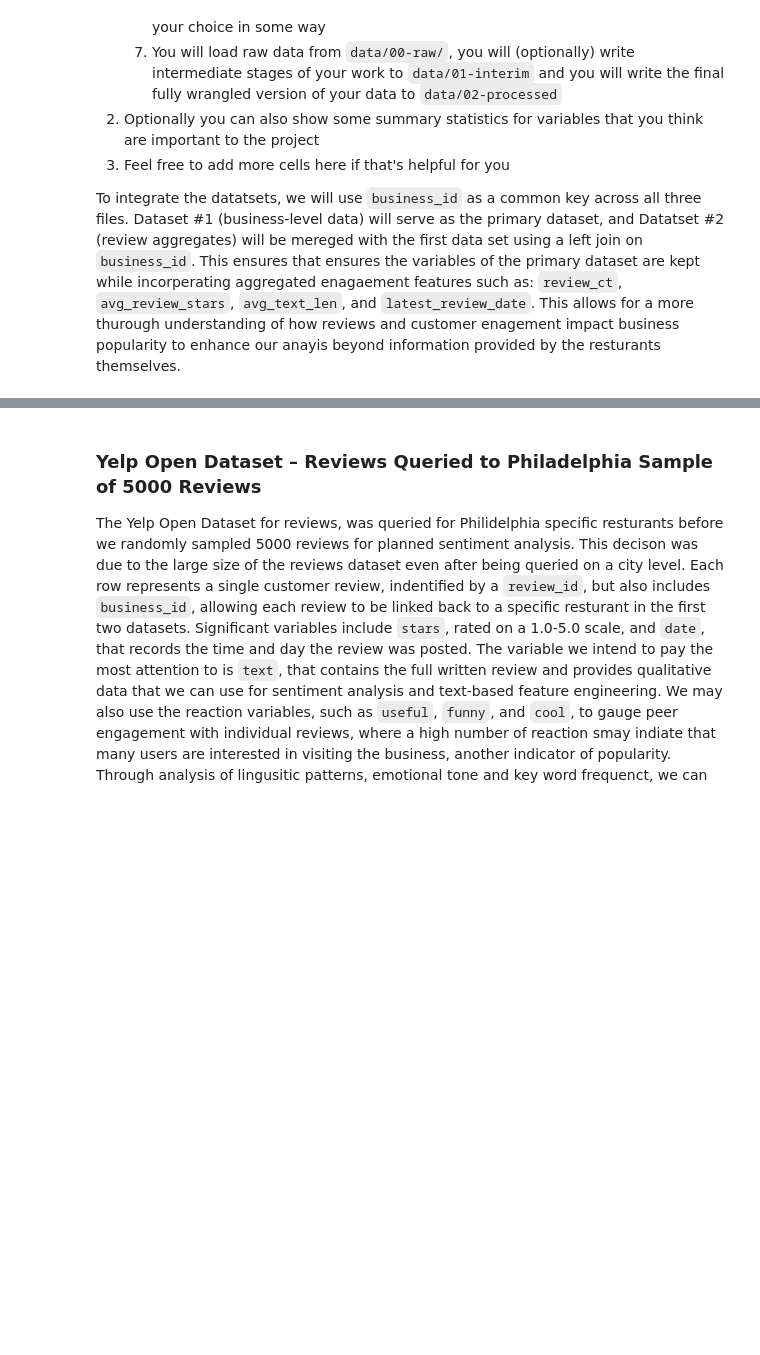
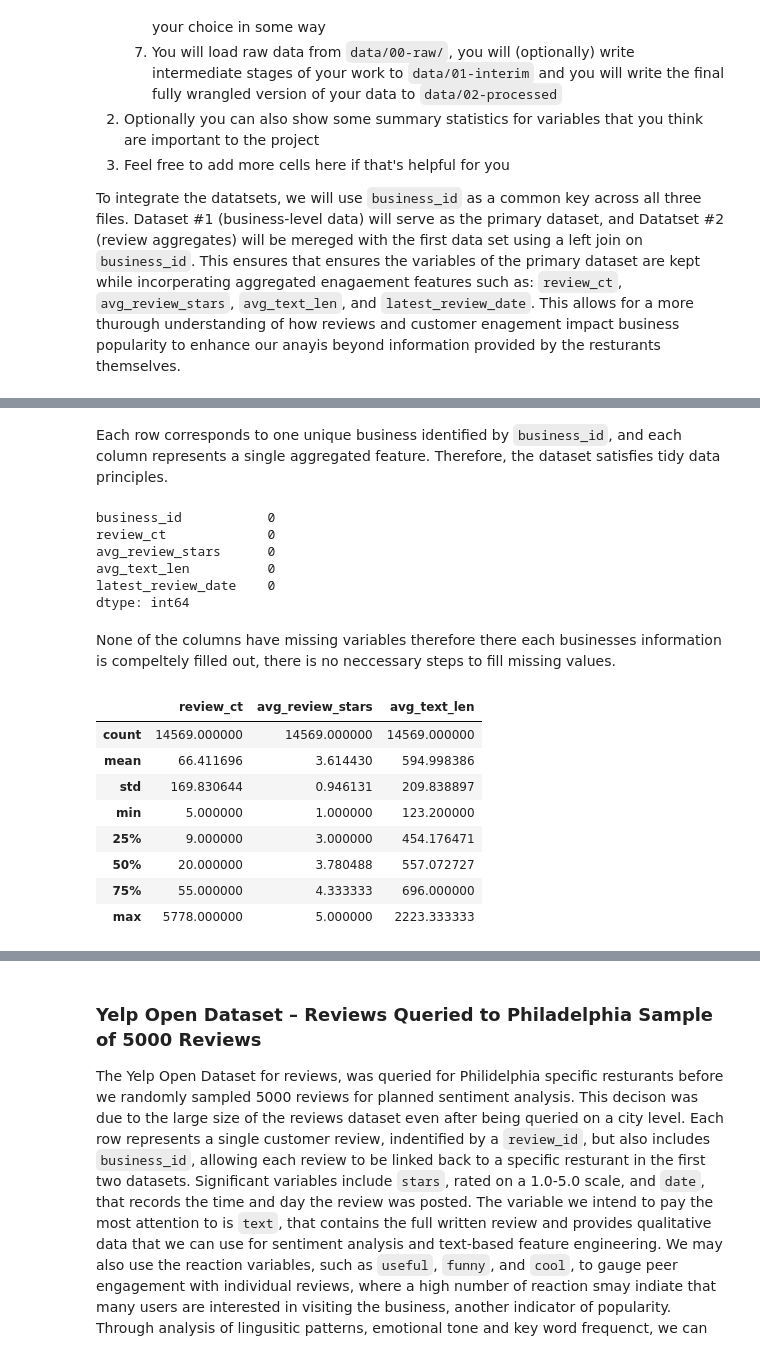
Before and after one commit to lznas/yelp-popularity-predicton, a Jupyter notebook: 01-DataCheckpoint.ipynb, the cells around one changed output, grey strips where cells are left out. Saved outputs shown, nothing was run; the diff lists cells and outputs as text; code cells hidden in the pictures; blank space fills up the shorter version.

Commit message:
Second dataset updated

```diff
--- a/01-DataCheckpoint.ipynb
+++ b/01-DataCheckpoint.ipynb
@@ -356,0 +423,26 @@ yelp_reviews_clean.head()
+# %% [markdown]
+Each row corresponds to one unique business identified by `business_id`, and each column represents a single aggregated feature. Therefore, the dataset satisfies tidy data principles.
+# %%
+# Check missing values
+yelp_reviews_clean.isna().sum()
+# %% [output]
+business_id           0
+review_ct             0
+avg_review_stars      0
+avg_text_len          0
+latest_review_date    0
+dtype: int64
+# %% [markdown]
+None of the columns have missing variables therefore there each businesses information is compeltely filled out, there is no neccessary steps to fill missing values.
+# %%
+yelp_reviews_clean.describe()
+# %% [output]
+|  | review_ct | avg_review_stars | avg_text_len |
+| count | 14569.000000 | 14569.000000 | 14569.000000 |
+| mean | 66.411696 | 3.614430 | 594.998386 |
+| std | 169.830644 | 0.946131 | 209.838897 |
+| min | 5.000000 | 1.000000 | 123.200000 |
+| 25% | 9.000000 | 3.000000 | 454.176471 |
+| 50% | 20.000000 | 3.780488 | 557.072727 |
+| 75% | 55.000000 | 4.333333 | 696.000000 |
+| max | 5778.000000 | 5.000000 | 2223.333333 |
```
Also changed, not shown: parts of 15 cells of this notebook.
